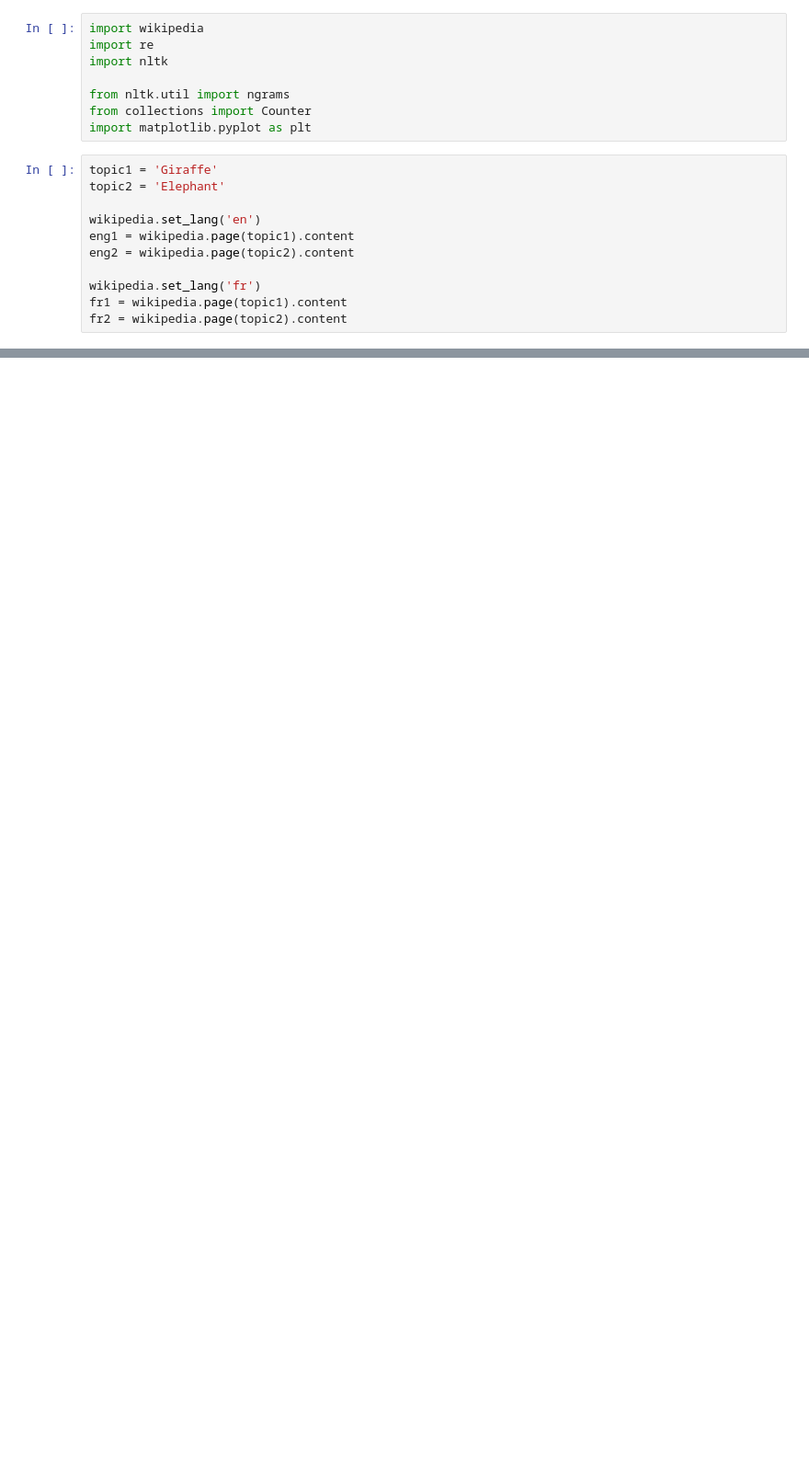
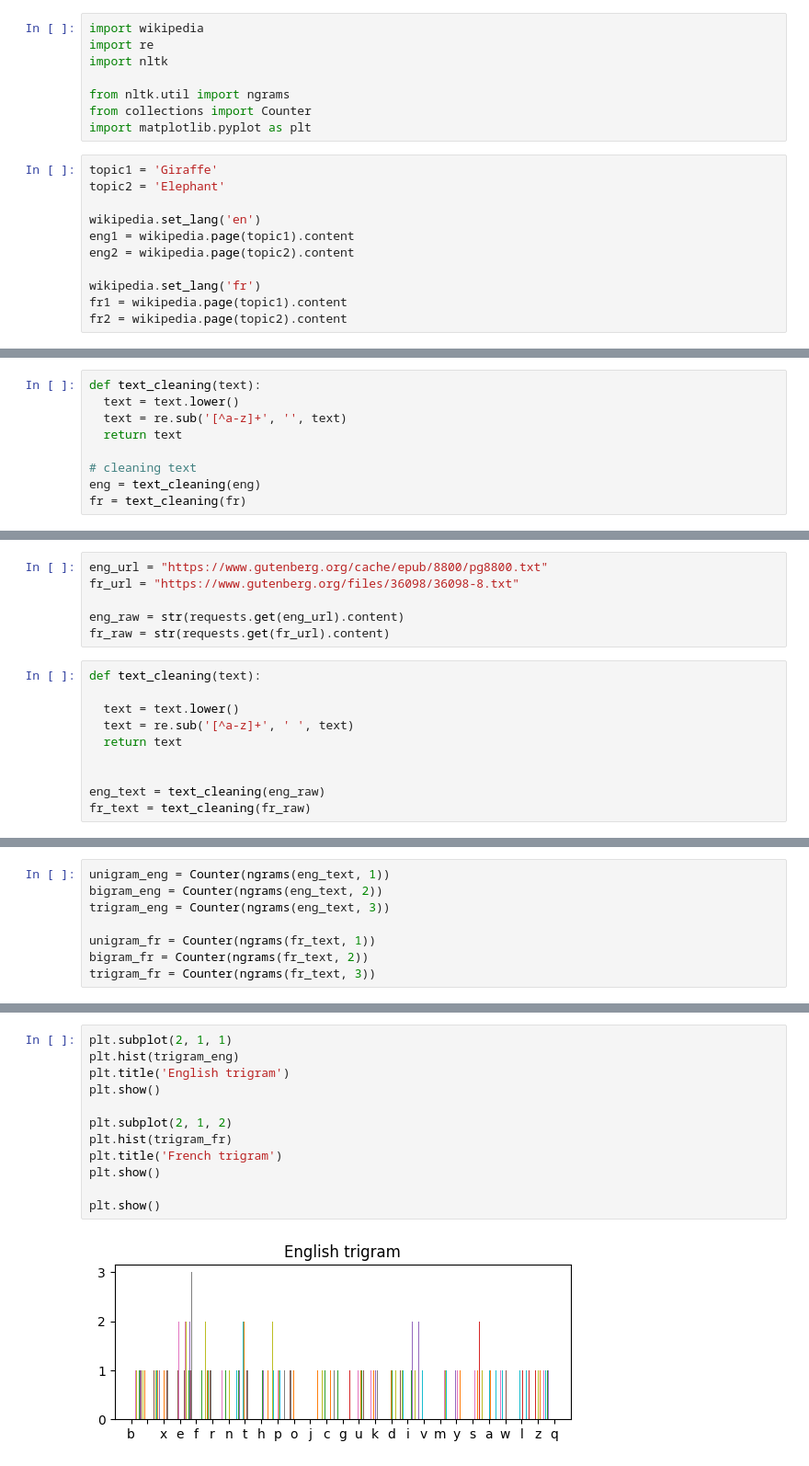
Before and after one commit to Sreerag3/IHUB_PROJECTS, a Jupyter notebook: DTTE_Colab_Tutorial_2_DataFeatures&Augmentation.ipynb, the cells around one changed output, grey strips where cells are left out. Shown at 92% size. Saved outputs shown, nothing was run; the diff lists cells and outputs as text; blank space fills up the shorter version.

```diff
--- a/DTTE_Colab_Tutorial_2_DataFeatures&Augmentation.ipynb
+++ b/DTTE_Colab_Tutorial_2_DataFeatures&Augmentation.ipynb
@@ -808,0 +950,9 @@ fr2 = wikipedia.page(topic2).content
+# %%
+def text_cleaning(text):
+  text = text.lower()
+  text = re.sub('[^a-z]+', '', text)
+  return text
+
+# cleaning text
+eng = text_cleaning(eng)
+fr = text_cleaning(fr)
@@ -808,0 +1008,16 @@ fr2 = wikipedia.page(topic2).content
+# %%
+eng_url = "https://www.gutenberg.org/cache/epub/8800/pg8800.txt"
+fr_url = "https://www.gutenberg.org/files/36098/36098-8.txt"
+
+eng_raw = str(requests.get(eng_url).content)
+fr_raw = str(requests.get(fr_url).content)
+# %%
+def text_cleaning(text):
+
+  text = text.lower()
+  text = re.sub('[^a-z]+', ' ', text)
+  return text
+
+
+eng_text = text_cleaning(eng_raw)
+fr_text = text_cleaning(fr_raw)
@@ -808,0 +1051,8 @@ fr2 = wikipedia.page(topic2).content
+# %%
+unigram_eng = Counter(ngrams(eng_text, 1))
+bigram_eng = Counter(ngrams(eng_text, 2))
+trigram_eng = Counter(ngrams(eng_text, 3))
+
+unigram_fr = Counter(ngrams(fr_text, 1))
+bigram_fr = Counter(ngrams(fr_text, 2))
+trigram_fr = Counter(ngrams(fr_text, 3))
@@ -808,0 +1087,14 @@ fr2 = wikipedia.page(topic2).content
+# %%
+plt.subplot(2, 1, 1)
+plt.hist(trigram_eng)
+plt.title('English trigram')
+plt.show()
+
+plt.subplot(2, 1, 2)
+plt.hist(trigram_fr)
+plt.title('French trigram')
+plt.show()
+
+plt.show()
+# %% [output]
+[figure, added]
```
Also changed, not shown: parts of 36 cells of this notebook.
